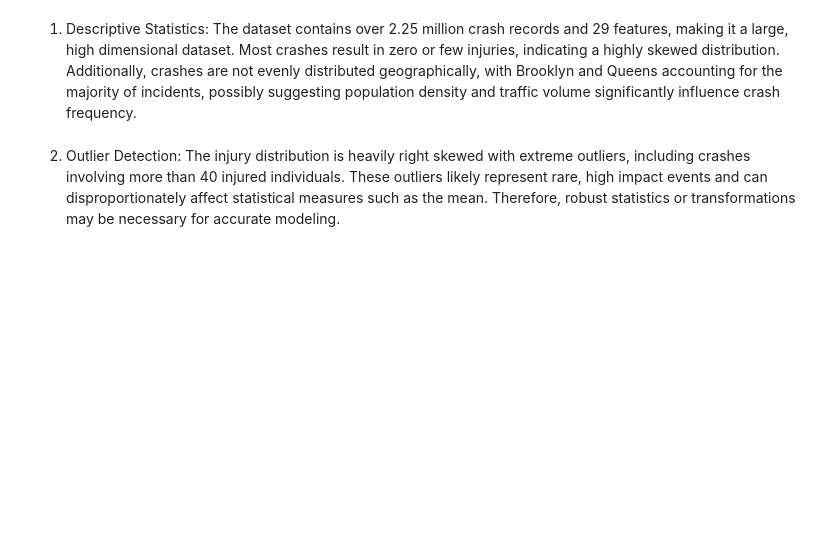
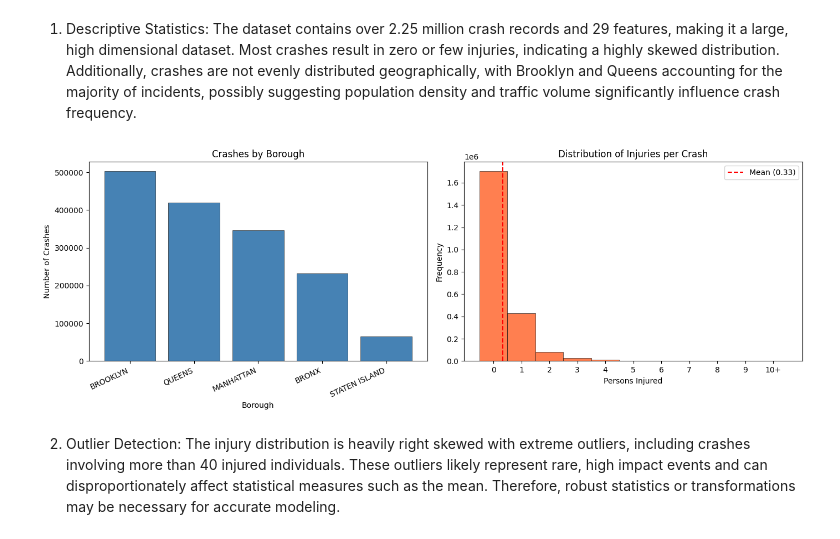
Before and after one commit to eadedeji8/320_Group_Project, a Jupyter notebook: crashes.ipynb, the cells around one changed output. Saved outputs shown, nothing was run; the diff lists cells and outputs as text; code cells hidden in the pictures; blank space fills up the shorter version.

Commit message:
Added plots

```diff
--- a/crashes.ipynb
+++ b/crashes.ipynb
@@ -103,5 +103,36 @@ crash_df.shape
 BASIC DATA EXPLORATION AND SUMMARY STATISTICS
 # %% [markdown]
 1) Descriptive Statistics: The dataset contains over 2.25 million crash records and 29 features, making it a large, high dimensional dataset. Most crashes result in zero or few injuries, indicating a highly skewed distribution. Additionally, crashes are not evenly distributed geographically, with Brooklyn and Queens accounting for the majority of incidents, possibly suggesting population density and traffic volume significantly influence crash frequency.
+# %%
+import matplotlib.pyplot as plt
+import numpy as np
+%matplotlib inline
+
+borough_counts = df['BOROUGH'].value_counts()
+
+fig, axes = plt.subplots(1, 2, figsize=(14, 5))
+
+axes[0].bar(range(len(borough_counts)), borough_counts.values, color='steelblue', edgecolor='black', linewidth=0.4)
+axes[0].set_xticks(range(len(borough_counts)))
+axes[0].set_xticklabels(borough_counts.index, rotation=25, ha='right')
+axes[0].set_xlabel("Borough")
+axes[0].set_ylabel("Number of Crashes")
+axes[0].set_title("Crashes by Borough")
+
+inj = df['NUMBER OF PERSONS INJURED']
+inj_capped = inj.clip(upper=10)
+axes[1].hist(inj_capped, bins=np.arange(12) - 0.5, color='coral', edgecolor='black', linewidth=0.4)
+axes[1].axvline(inj.mean(), color='red', linestyle='--', label=f'Mean ({inj.mean():.2f})')
+axes[1].set_xlabel("Persons Injured")
+axes[1].set_ylabel("Frequency")
+axes[1].set_title("Distribution of Injuries per Crash")
+axes[1].set_xticks(range(11))
+axes[1].set_xticklabels([str(i) if i < 10 else '10+' for i in range(11)])
+axes[1].legend()
+
+plt.tight_layout()
+plt.show()
+# %% [output]
+[figure, added]
 # %% [markdown]
 2. Outlier Detection: The injury distribution is heavily right skewed with extreme outliers, including crashes involving more than 40 injured individuals. These outliers likely represent rare, high impact events and can disproportionately affect statistical measures such as the mean. Therefore, robust statistics or transformations may be necessary for accurate modeling.
```
Also changed, not shown: parts of 2 cells of this notebook.
